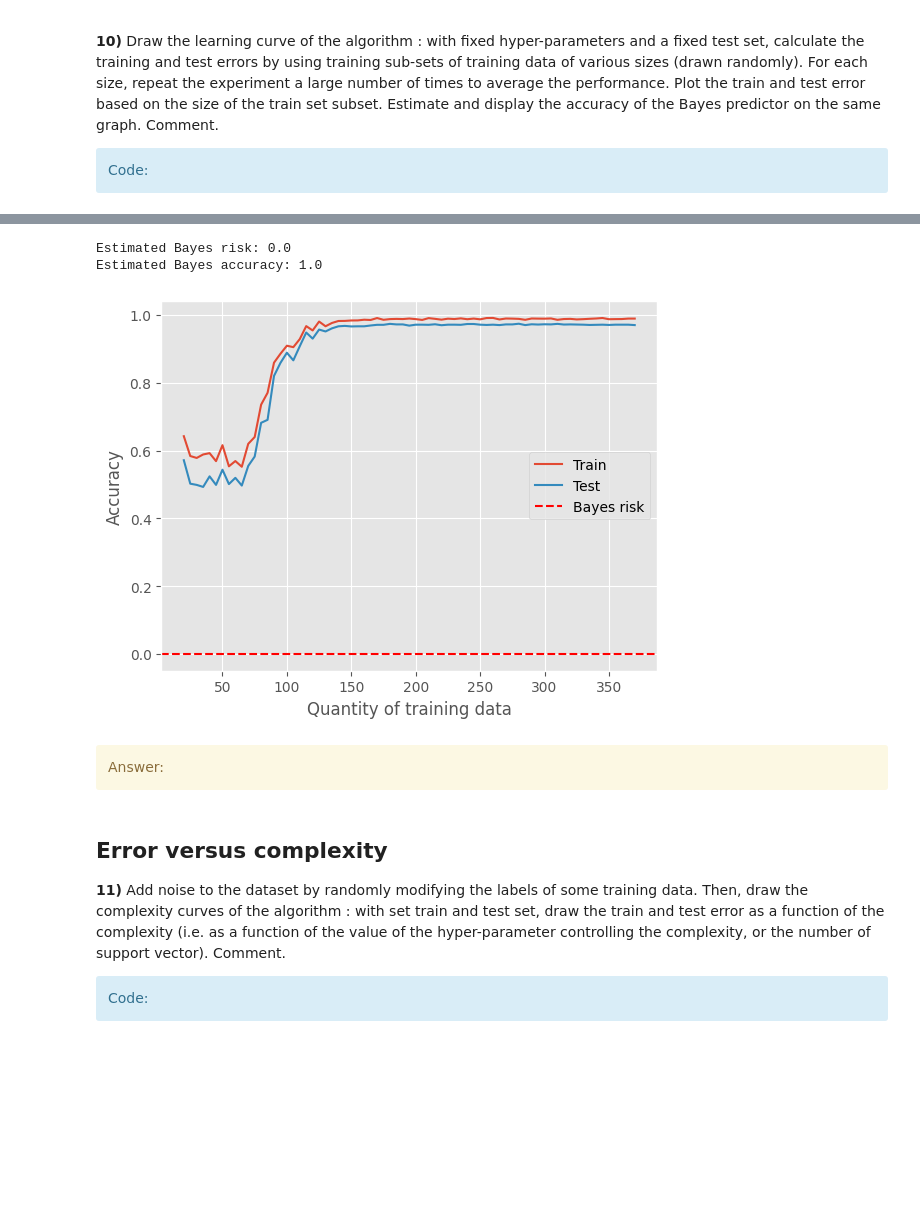
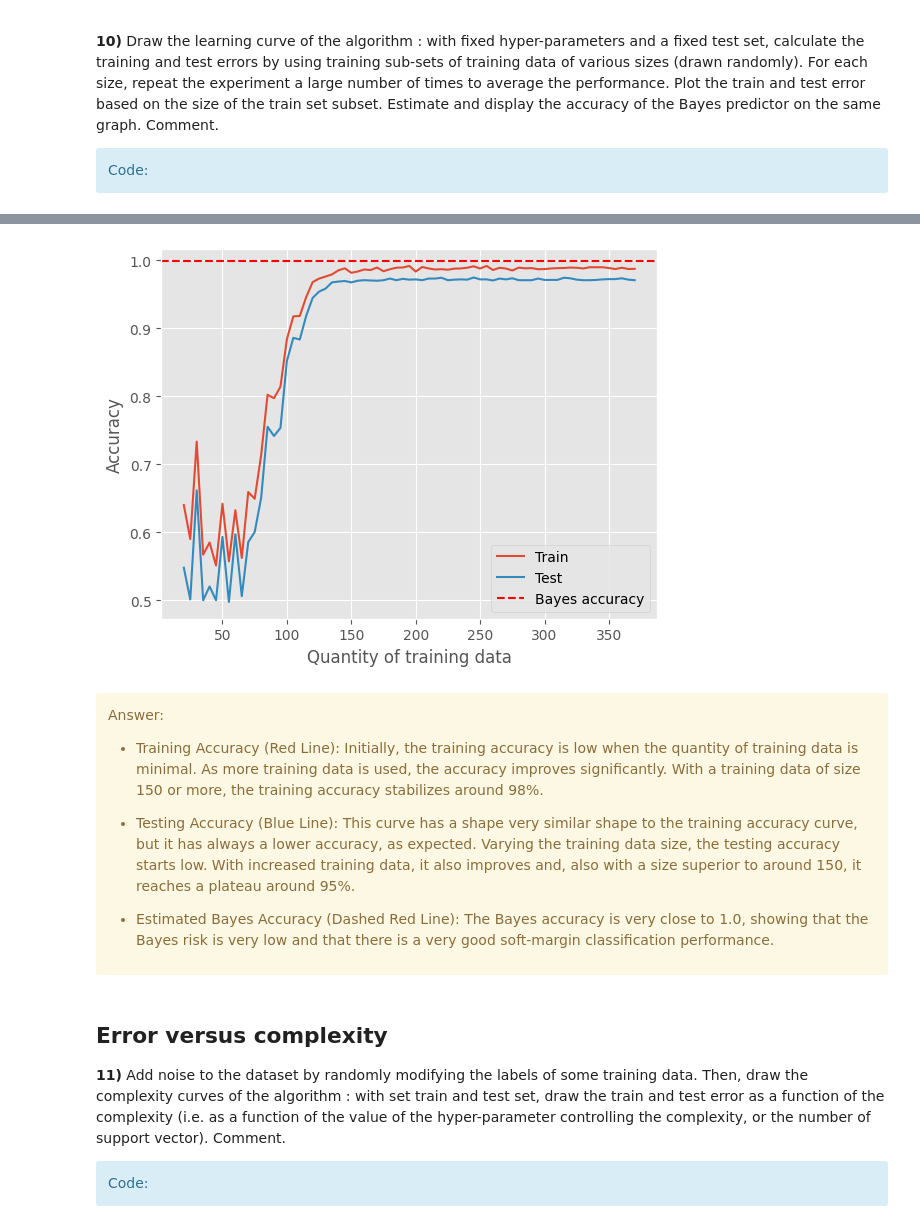
Before and after one commit to TarcisioBueno/support-vector-machine-SDTSIA210, a Jupyter notebook: TP_SVM_students.ipynb, the cells around one changed output, grey strips where cells are left out. Drawn from its saved outputs; the diff is of its cells as text; code cells hidden in the pictures; blank space fills up the shorter version.

```diff
--- a/TP_SVM_students.ipynb
+++ b/TP_SVM_students.ipynb
@@ -583,62 +621,31 @@ plt.show()
-# %%
-# Do a Monte-Carlo estimation of the Bayes Risk (given the gaussian distributions you used to generate data)
-# This is the same computation than in question 4).
-
-n_mc = 10000 # Repeat this n_mc times - enough to approximate
-expectation = 0
-
-centers=[[0, 0], [[3, 3], [-3, -3]]]
-std = 1
-
-covs = [[[std, 0], [0, std]], [[std, 0], [0, std]]]
-
-for i in range(n_mc):
-    rand = np.random.choice([0, 1]) # Random binary choice: will the point be generated from the first or second class ?
-
-    if rand == 0:
-        # First case: y = 0
-        x = np.random.multivariate_normal(mean=centers[0], cov=covs[0])
-        p1 = multivariate_normal.pdf(x, mean=centers[0], cov=covs[0])
-        p2 = 0
-    else:
-        # Second case: y = 1
-        x1 = np.random.multivariate_normal(mean=centers[1][0], cov=covs[1])
-        x2 = np.random.multivariate_normal(mean=centers[1][1], cov=covs[1])
-        p1 = 0
-        p2 = 0.5 * (multivariate_normal.pdf(x1, mean=centers[1][0], cov=covs[1]) +
-                    multivariate_normal.pdf(x2, mean=centers[1][1], cov=covs[1]))
-
-    # Compute the risk from these and add it to the total
-    risk = min(p1, p2)
-    expectation += risk
-
-expectation /= n_mc
-
-print(f'Estimated Bayes risk: {np.around(expectation, 3)}')
-print(f'Estimated Bayes accuracy: {1 - np.around(expectation, 3)}')
-# %% [output]
-Estimated Bayes risk: 0.0
-Estimated Bayes accuracy: 1.0
 # %%
 #  Add this estimation to the plot of train/test error
 #  This is constant: you should add a horizontal line to your graph
 
 # Plot the results
 plt.plot(sizes, scores_train, label='Train')
 plt.plot(sizes, scores_test, label='Test')
 
 # Add the Bayes risk
-plt.axhline(y=expectation, color='r', linestyle='--', label='Bayes risk')
+plt.axhline(y=(1 - expectation), color='r', linestyle='--', label='Bayes accuracy')
 
 plt.xlabel('Quantity of training data')
 plt.ylabel('Accuracy')
 plt.legend()
 plt.show()
 # %% [output]
-[figure, old version]
+[figure, new version]
-# %% [markdown]
-<div class='alert alert-block alert-warning'>
-            Answer:</div>
+# %% [markdown]
+<div class='alert alert-block alert-warning'>
+Answer:
+
+- Training Accuracy (Red Line): Initially, the training accuracy is low when the quantity of training data is minimal. As more training data is used, the accuracy improves significantly. With a training data of size 150 or more, the training accuracy stabilizes around 98%.
+
+- Testing Accuracy (Blue Line): This curve has a shape very similar shape to the training accuracy curve, but it has always a lower accuracy, as expected. Varying the training data size, the testing accuracy starts low. With increased training data, it also improves and, also with a size superior to around 150, it reaches a plateau around 95%.
+
+- Estimated Bayes Accuracy (Dashed Red Line): The Bayes accuracy is very close to 1.0, showing that the Bayes risk is very low and that there is a very good soft-margin classification performance.
+
+</div>
 # %% [markdown]
 ## Error versus complexity
 
```
Also changed, not shown: parts of 13 cells of this notebook.
